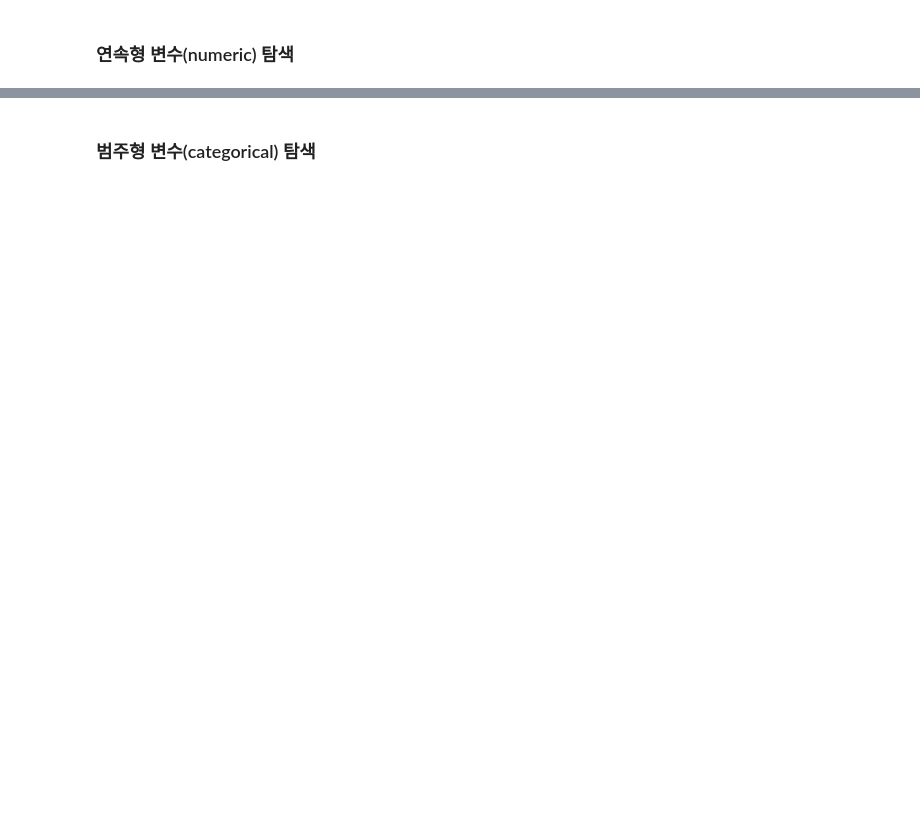
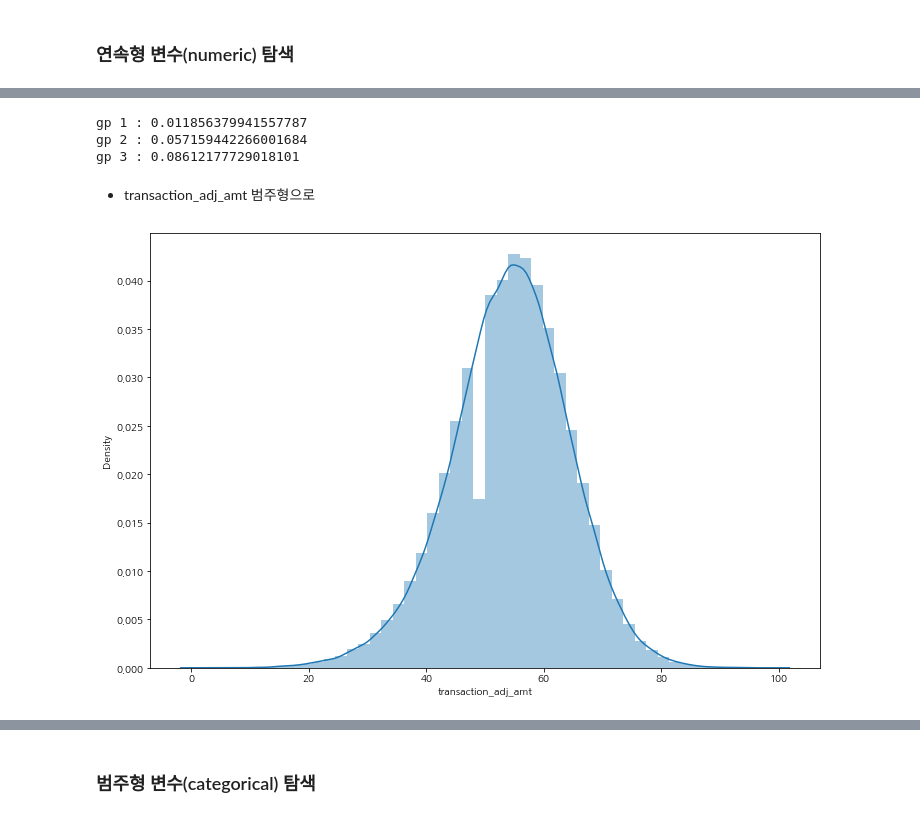
Before and after one commit to seonydg/ml-classification-predicting-credit-card-fraud-transactions, a Jupyter notebook: Predicting Credit Card Fraud Transactions.ipynb, the cells around one changed output, grey strips where cells are left out. Drawn from its saved outputs; the diff is of its cells as text; code cells hidden in the pictures; blank space fills up the shorter version.

```diff
--- a/Predicting Credit Card Fraud Transactions.ipynb
+++ b/Predicting Credit Card Fraud Transactions.ipynb
@@ -201,0 +249,4 @@ categorical_lists :  ['ip_address', 'user_agent', 'email_domain', 'phone_number'
+# %%
+df['transaction_amt_gp'] = np.where(df['transaction_amt'] <= 2000, 1,
+                                    np.where(df['transaction_amt'] <= 3000, 2, 3))
+df[['transaction_amt', 'transaction_amt_gp']]
@@ -201,0 +277,18 @@ categorical_lists :  ['ip_address', 'user_agent', 'email_domain', 'phone_number'
+# %%
+# 평균 사기 5% -> 그룹 1, 2, 3 사기 비율이 다르다 : 거래 금액이 클수록 사기 거래 비율이 늘어난다
+gp1_3 = df.groupby(['transaction_amt_gp', 'EVENT_LABEL'], as_index=False)['transaction_amt'].count()
+print(f'gp 1 : {gp1_3.iloc[0, -1] / (gp1_3.iloc[0, -1] + gp1_3.iloc[1, -1])}')
+print(f'gp 2 : {gp1_3.iloc[2, -1] / (gp1_3.iloc[2, -1] + gp1_3.iloc[3, -1])}')
+print(f'gp 3 : {gp1_3.iloc[4, -1] / (gp1_3.iloc[4, -1] + gp1_3.iloc[5, -1])}')
+# %% [output]
+gp 1 : 0.011856379941557787
+gp 2 : 0.057159442266001684
+gp 3 : 0.08612177729018101
+# %% [markdown]
+- transaction_adj_amt 범주형으로
+# %%
+plt.figure(figsize=(12, 8))
+sns.distplot(df['transaction_adj_amt'])
+plt.show()
+# %% [output]
+[figure, added]
```
Also changed, not shown: parts of 13 cells of this notebook.
